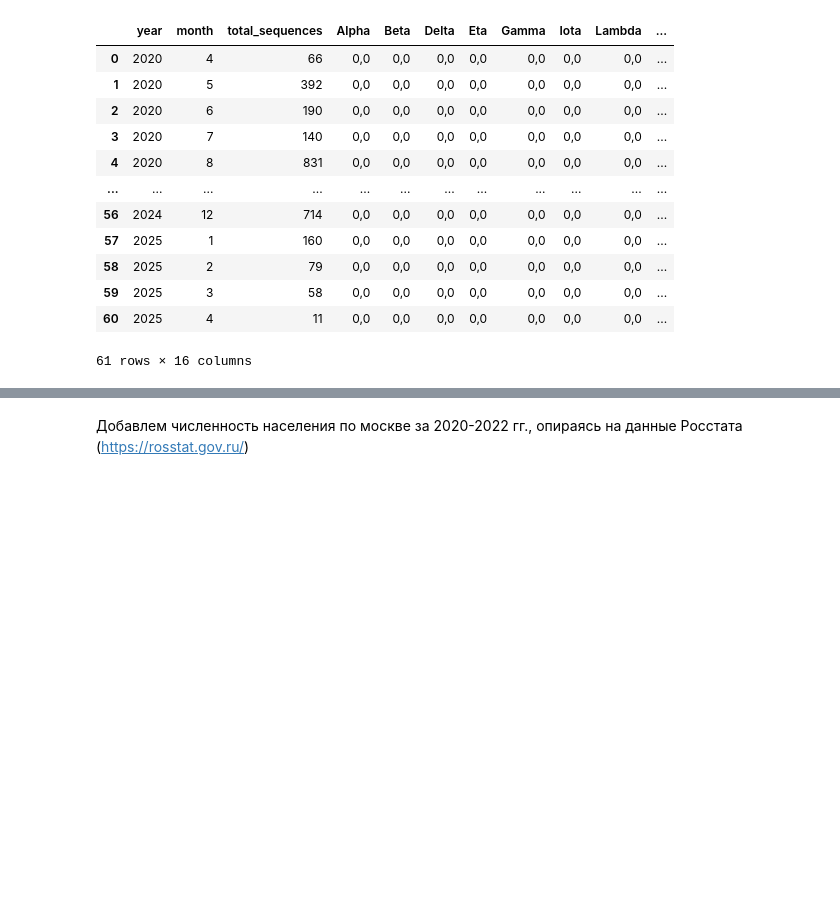
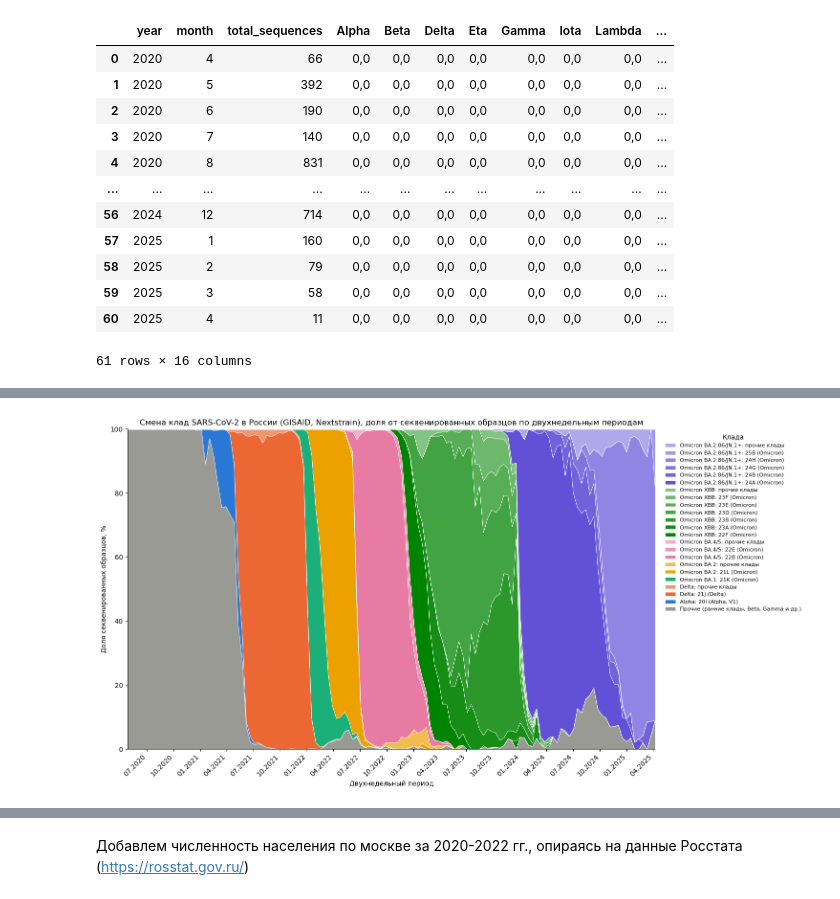
Before and after one commit to JesseHeisenberg/covid_19_statistic, a Jupyter notebook: gisaid/gisaid_moscow.ipynb, the cells around one changed output, grey strips where cells are left out. Cells and saved outputs as stored; diff of their text form; code cells hidden in the pictures; blank space fills up the shorter version.

```diff
--- a/gisaid/gisaid_moscow.ipynb
+++ b/gisaid/gisaid_moscow.ipynb
@@ -175 +175,8 @@ plt.show()
+# %%
+df_biweekly = pd.read_csv(
+    'russia_variants_biweekly_clades.csv',
+    sep=';',
+    decimal=',',
+    parse_dates=['week']
+)
 # %%
@@ -220,0 +234,48 @@ plt.show()
+# %%
+# Тот же график в разрезе клад: оттенки цвета варианта, редкие клады (< 10% на пике) — в «прочие клады варианта»
+df_clade = df_biweekly.pivot_table(index='week', columns='clade', values='n', aggfunc='sum').div(total_bw, axis=0)
+clade_variant = df_biweekly.drop_duplicates('clade').set_index('clade')['variant']
+
+series, labels, colors = [], [], []
+series.append(1 - df_clade[clade_variant[clade_variant.isin(main_variants)].index].sum(axis=1))
+labels.append('Прочие (ранние клады, Beta, Gamma и др.)')
+colors.append('#9a9a94')
+
+for variant, color in main_variants.items():
+    clades = clade_variant[clade_variant == variant].index
+    major = [c for c in clades if df_clade[c].max() >= 0.1]
+    minor = [c for c in clades if c not in major]
+    if minor:
+        major.append(minor)
+    # Оттенки от насыщенного к светлому внутри варианта
+    for i, clade in enumerate(major):
+        mix = i / max(len(major), 2) * 0.6
+        rgb = np.array(plt.matplotlib.colors.to_rgb(color))
+        colors.append(rgb + (1 - rgb) * mix)
+        if isinstance(clade, list):
+            series.append(df_clade[clade].sum(axis=1))
+            labels.append(f'{variant}: прочие клады')
+        else:
+            series.append(df_clade[clade])
+            labels.append(f'{variant}: {clade}')
+
+fig, ax = plt.subplots(figsize=(15, 8))
+ax.stackplot(df_clade.index, np.vstack(series) * 100, colors=colors, labels=labels,
+             edgecolor='white', linewidth=0.5)
+
+ax.set_title('Смена клад SARS-CoV-2 в России (GISAID, Nextstrain), доля от секвенированных образцов по двухнедельным периодам')
+ax.set_xlabel('Двухнедельный период')
+ax.set_ylabel('Доля секвенированных образцов, %')
+ax.set_ylim(0, 100)
+ax.margins(x=0)
+ax.xaxis.set_major_locator(mdates.MonthLocator(bymonth=[1, 4, 7, 10]))
+ax.xaxis.set_major_formatter(mdates.DateFormatter('%m.%Y'))
+plt.setp(ax.get_xticklabels(), rotation=45, ha='right')
+for side in ['top', 'right']:
+    ax.spines[side].set_visible(False)
+ax.legend(loc='upper left', bbox_to_anchor=(1.01, 1), frameon=False, title='Клада', reverse=True, fontsize=8)
+
+plt.tight_layout()
+plt.show()
+# %% [output]
+[figure, added]
```
Also changed, not shown: parts of 6 cells of this notebook.
